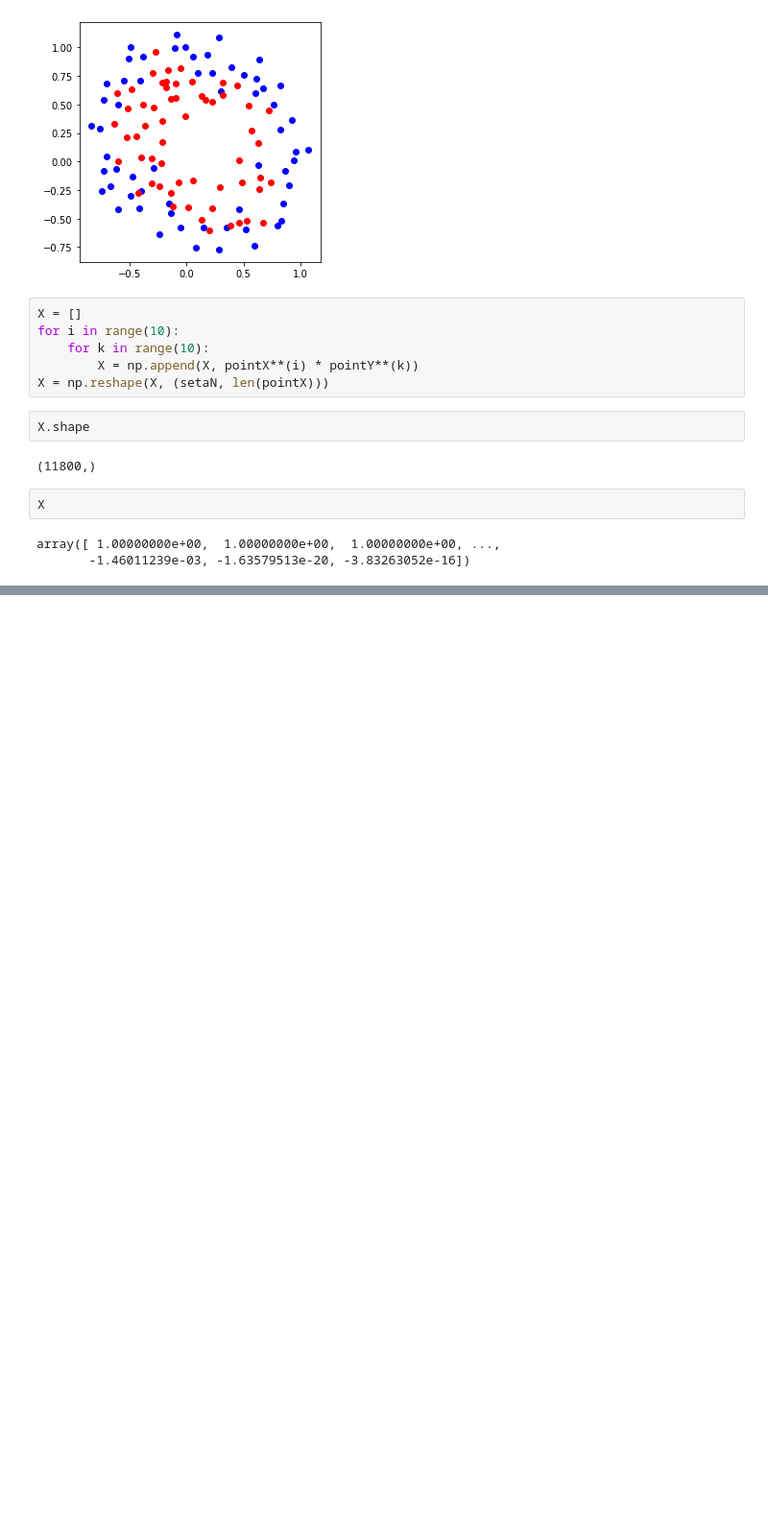
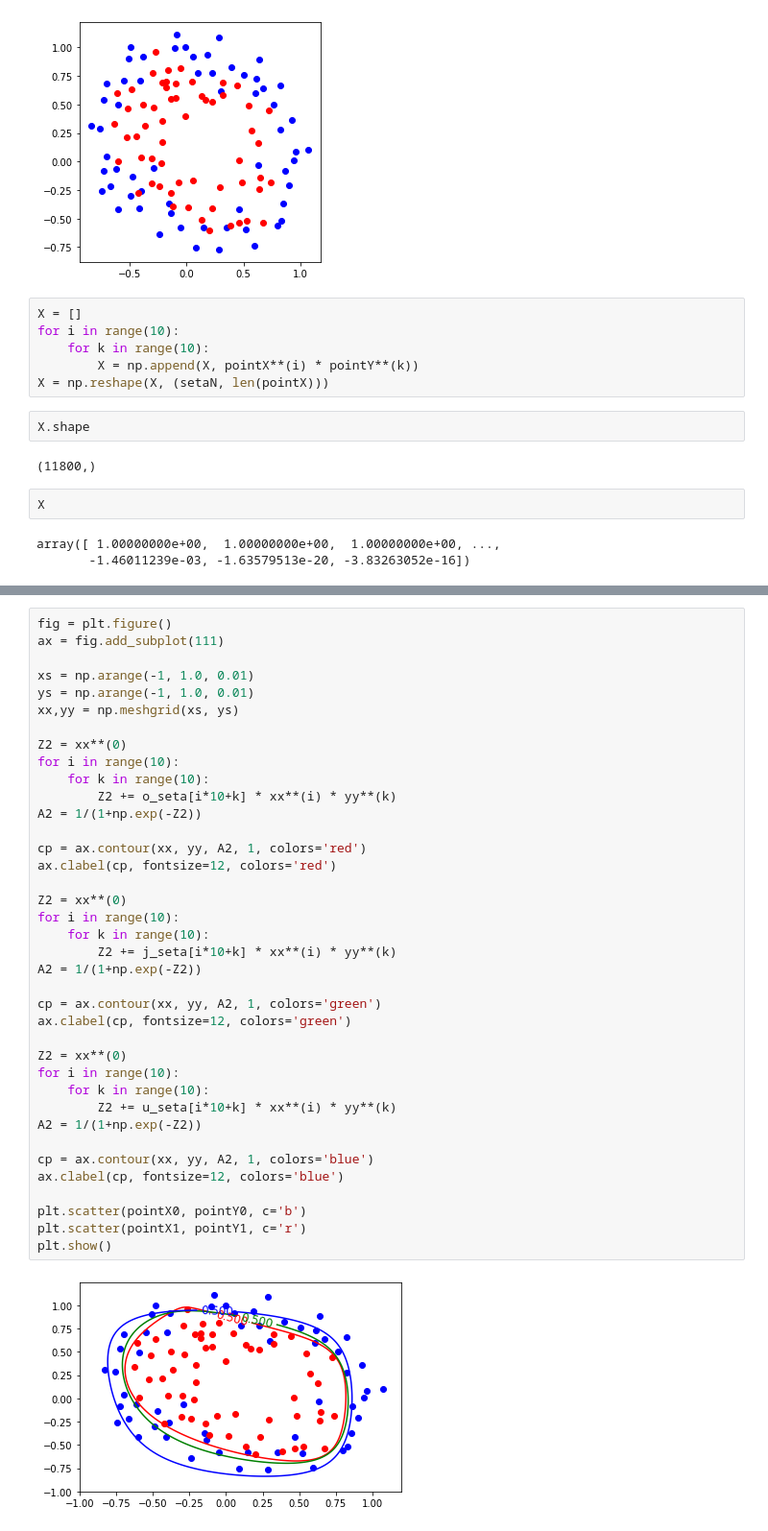
Before and after one commit to YoungsooNa/ML, a Jupyter notebook: Assignment_07/Assignment07.ipynb, the cells around one changed output, grey strips where cells are left out. Shown at 96% size. Saved outputs shown, nothing was run; the diff lists cells and outputs as text; blank space fills up the shorter version.

```diff
--- a/Assignment_07/Assignment07.ipynb
+++ b/Assignment_07/Assignment07.ipynb
@@ -126,0 +139,40 @@ print(f"\033[1;30m over-fitting   \033[1;31m{o_l}  \n\033[1;30m just-right
+# %%
+fig = plt.figure()
+ax = fig.add_subplot(111)
+
+xs = np.arange(-1, 1.0, 0.01)
+ys = np.arange(-1, 1.0, 0.01)
+xx,yy = np.meshgrid(xs, ys)
+
+Z2 = xx**(0)
+for i in range(10):
+    for k in range(10):
+        Z2 += o_seta[i*10+k] * xx**(i) * yy**(k)
+A2 = 1/(1+np.exp(-Z2))
+
+cp = ax.contour(xx, yy, A2, 1, colors='red')
+ax.clabel(cp, fontsize=12, colors='red')
+
+Z2 = xx**(0)
+for i in range(10):
+    for k in range(10):
+        Z2 += j_seta[i*10+k] * xx**(i) * yy**(k)
+A2 = 1/(1+np.exp(-Z2))
+
+cp = ax.contour(xx, yy, A2, 1, colors='green')
+ax.clabel(cp, fontsize=12, colors='green')
+
+Z2 = xx**(0)
+for i in range(10):
+    for k in range(10):
+        Z2 += u_seta[i*10+k] * xx**(i) * yy**(k)
+A2 = 1/(1+np.exp(-Z2))
+
+cp = ax.contour(xx, yy, A2, 1, colors='blue')
+ax.clabel(cp, fontsize=12, colors='blue')
+
+plt.scatter(pointX0, pointY0, c='b')
+plt.scatter(pointX1, pointY1, c='r')
+plt.show()
+# %% [output]
+[figure, added]
```
Also changed, not shown: parts of 4 cells of this notebook.
